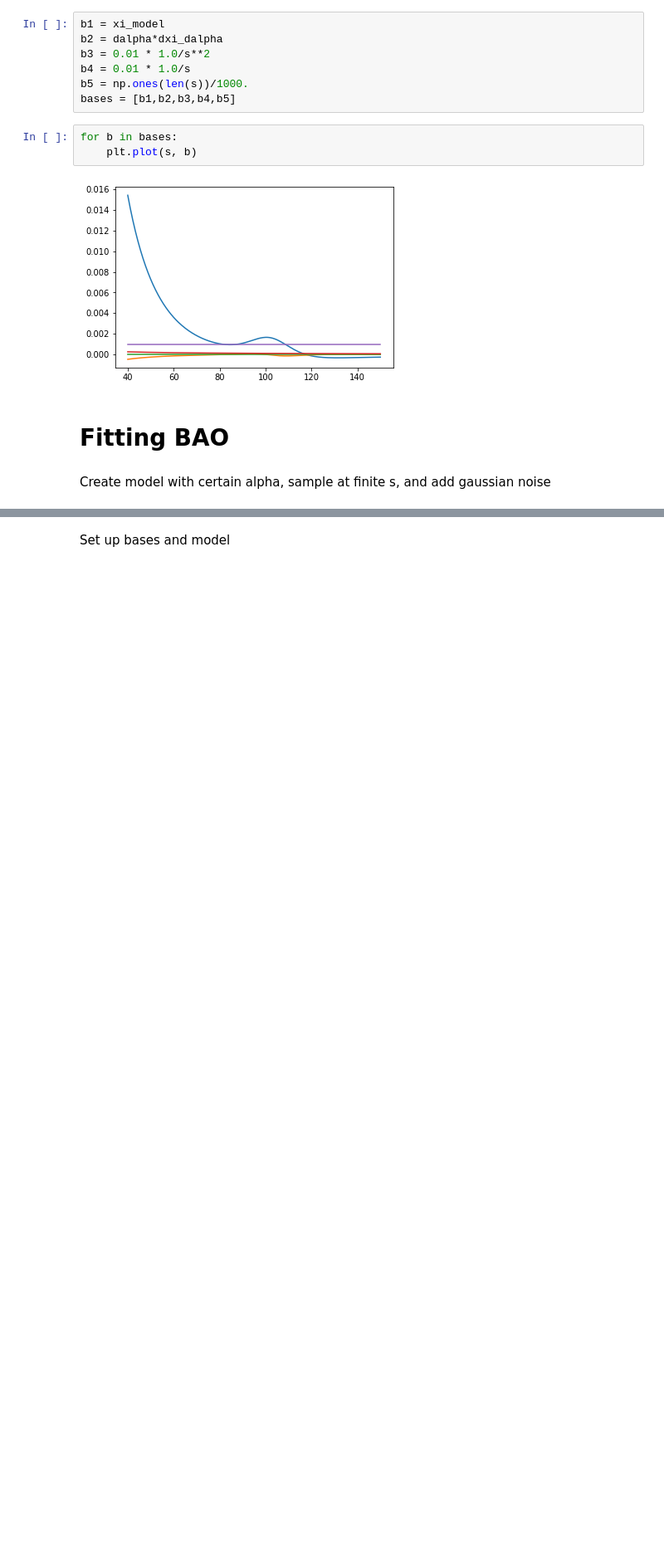
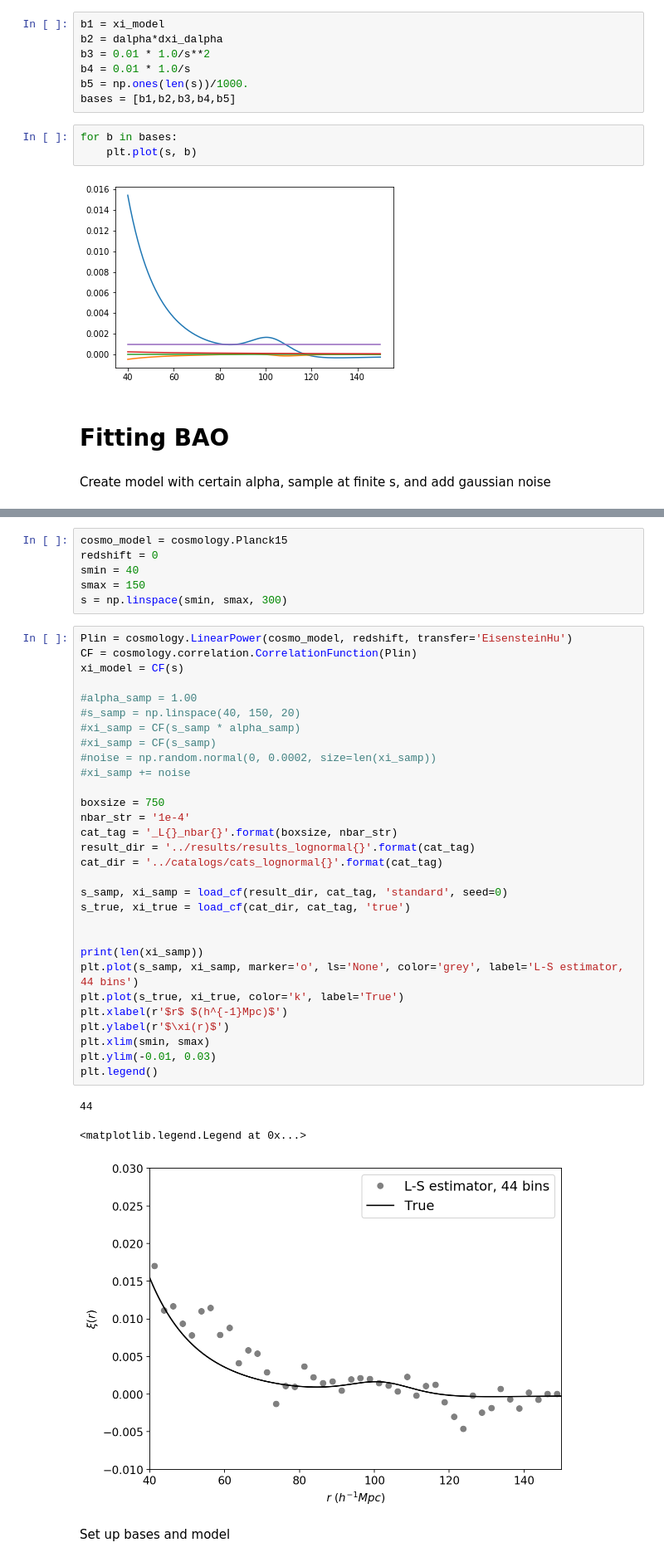
Before and after one commit to kstoreyf/byebyebias, a Jupyter notebook: code/bao.ipynb, the cells around one changed output, grey strips where cells are left out. Shown: that part at 83% size. Drawn from its saved outputs; the diff is of its cells as text; blank space fills up the shorter version.

```diff
--- a/code/bao.ipynb
+++ b/code/bao.ipynb
@@ -147,2 +176,42 @@ plt.plot(s_samp, xi_samp, marker='o', ls='None')
+# %%
+cosmo_model = cosmology.Planck15
+redshift = 0
+smin = 40
+smax = 150
+s = np.linspace(smin, smax, 300)
+# %%
+Plin = cosmology.LinearPower(cosmo_model, redshift, transfer='EisensteinHu')
+CF = cosmology.correlation.CorrelationFunction(Plin)
+xi_model = CF(s)
+
+#alpha_samp = 1.00
+#s_samp = np.linspace(40, 150, 20)
+#xi_samp = CF(s_samp * alpha_samp)
+#xi_samp = CF(s_samp)
+#noise = np.random.normal(0, 0.0002, size=len(xi_samp))
+#xi_samp += noise
+
+boxsize = 750
+nbar_str = '1e-4'
+cat_tag = '_L{}_nbar{}'.format(boxsize, nbar_str)
+result_dir = '../results/results_lognormal{}'.format(cat_tag)
+cat_dir = '../catalogs/cats_lognormal{}'.format(cat_tag)
+
+s_samp, xi_samp = load_cf(result_dir, cat_tag, 'standard', seed=0)
+s_true, xi_true = load_cf(cat_dir, cat_tag, 'true')
+
+
+print(len(xi_samp))
+plt.plot(s_samp, xi_samp, marker='o', ls='None', color='grey', label='L-S estimator, 44 bins')
+plt.plot(s_true, xi_true, color='k', label='True')
+plt.xlabel(r'$r$ $(h^{-1}Mpc)$')
+plt.ylabel(r'$\xi(r)$')
+plt.xlim(smin, smax)
+plt.ylim(-0.01, 0.03)
+plt.legend()
+# %% [output]
+44
+<matplotlib.legend.Legend at 0x...>
+[figure, added]
 # %% [markdown]
 Set up bases and model
```
Also changed, not shown: parts of 23 cells of this notebook, 4 other files.
